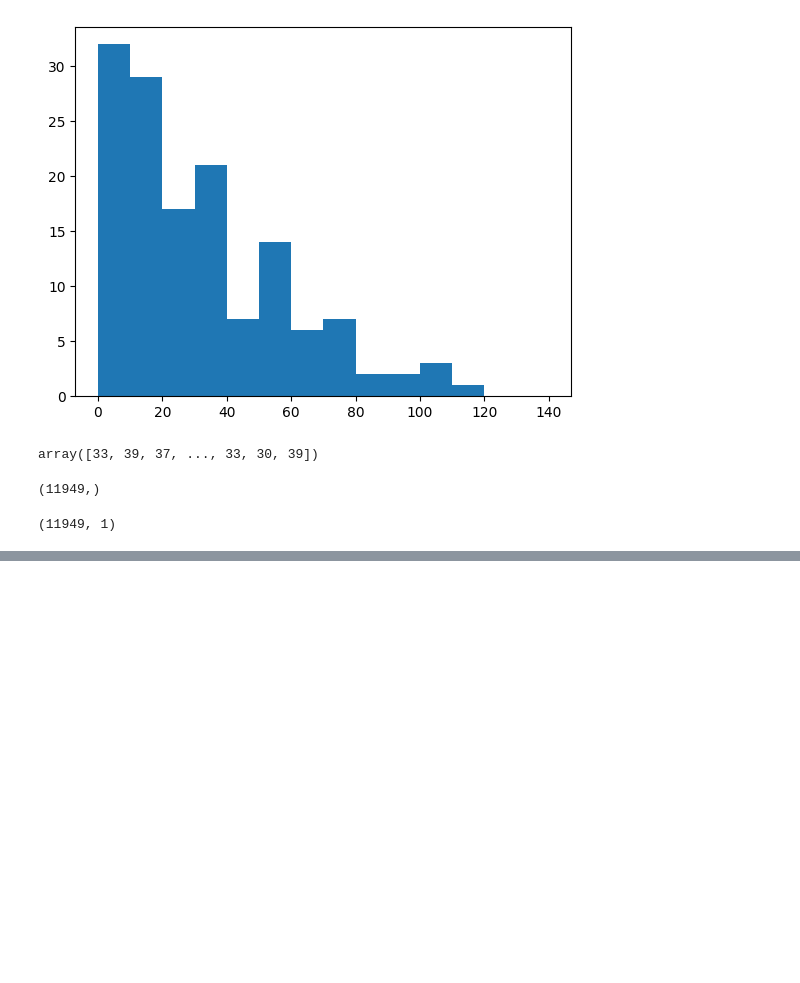
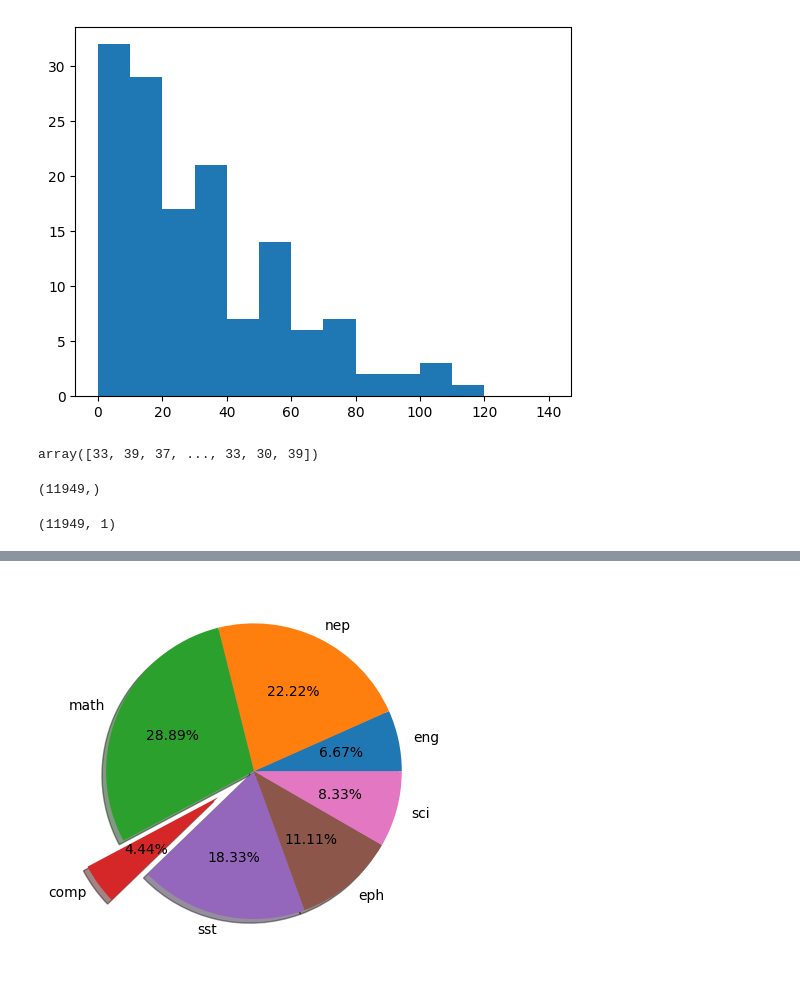
Before and after one commit to gajurelkshitiz/Plotting-Libraries, a Jupyter notebook: matplotlib.ipynb, the cells around one changed output, grey strips where cells are left out. Drawn from its saved outputs; the diff is of its cells as text; code cells hidden in the pictures; blank space fills up the shorter version.

```diff
--- a/matplotlib.ipynb
+++ b/matplotlib.ipynb
@@ -339,0 +345,10 @@ arr.reshape([-1,1]).shape
+# %%
+# Pie Chart
+
+data = [12,40,52,8,33,20,15]
+subjects = ['eng','nep','math','comp','sst','eph','sci']
+
+plt.pie(data,labels=subjects,labeldistance=1.1,autopct='%.2f%%',explode=[0,0,0,0.3,0,0,0],shadow=True)
+plt.show()
+# %% [output]
+[figure, added]
```
Also changed, not shown: parts of 7 cells of this notebook.
